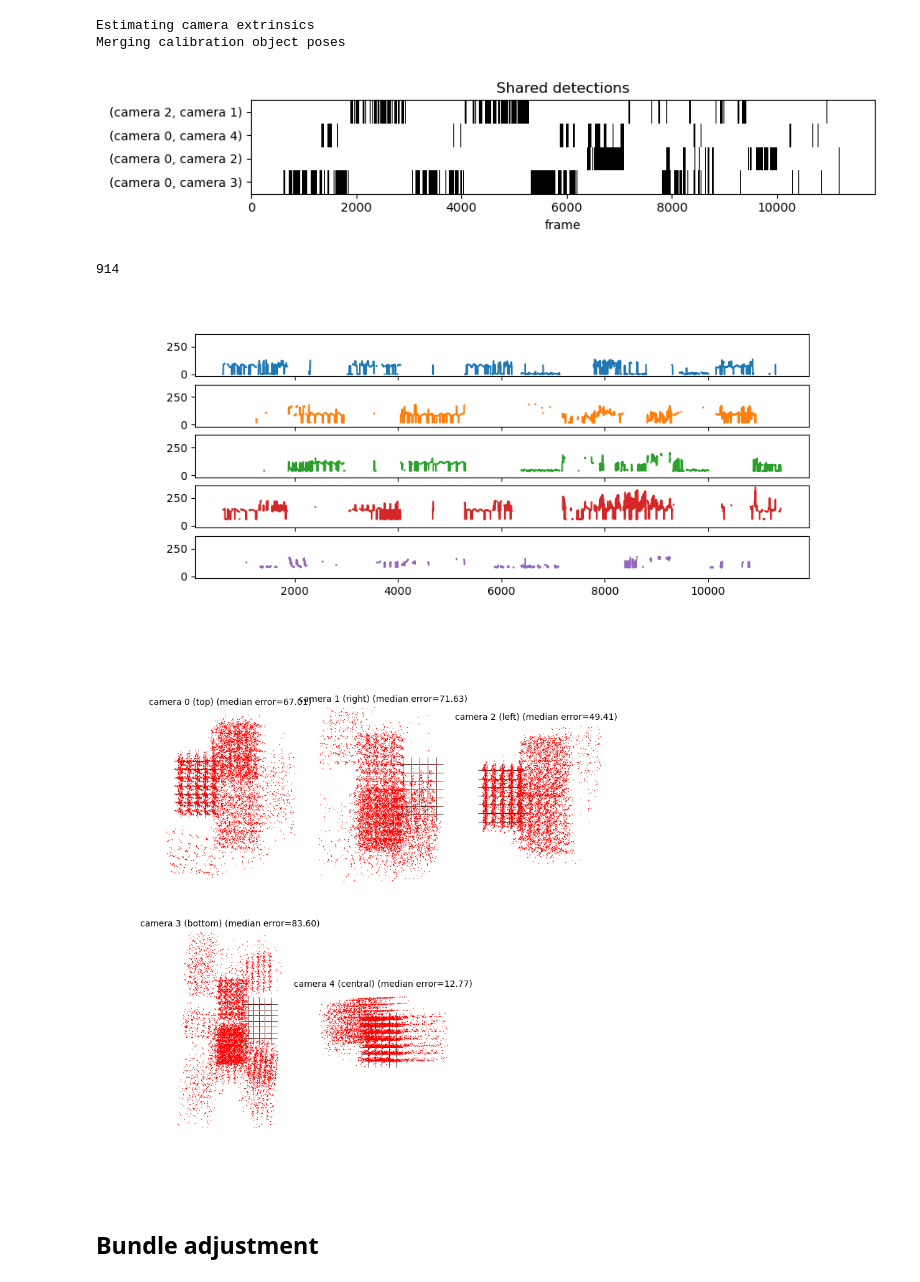
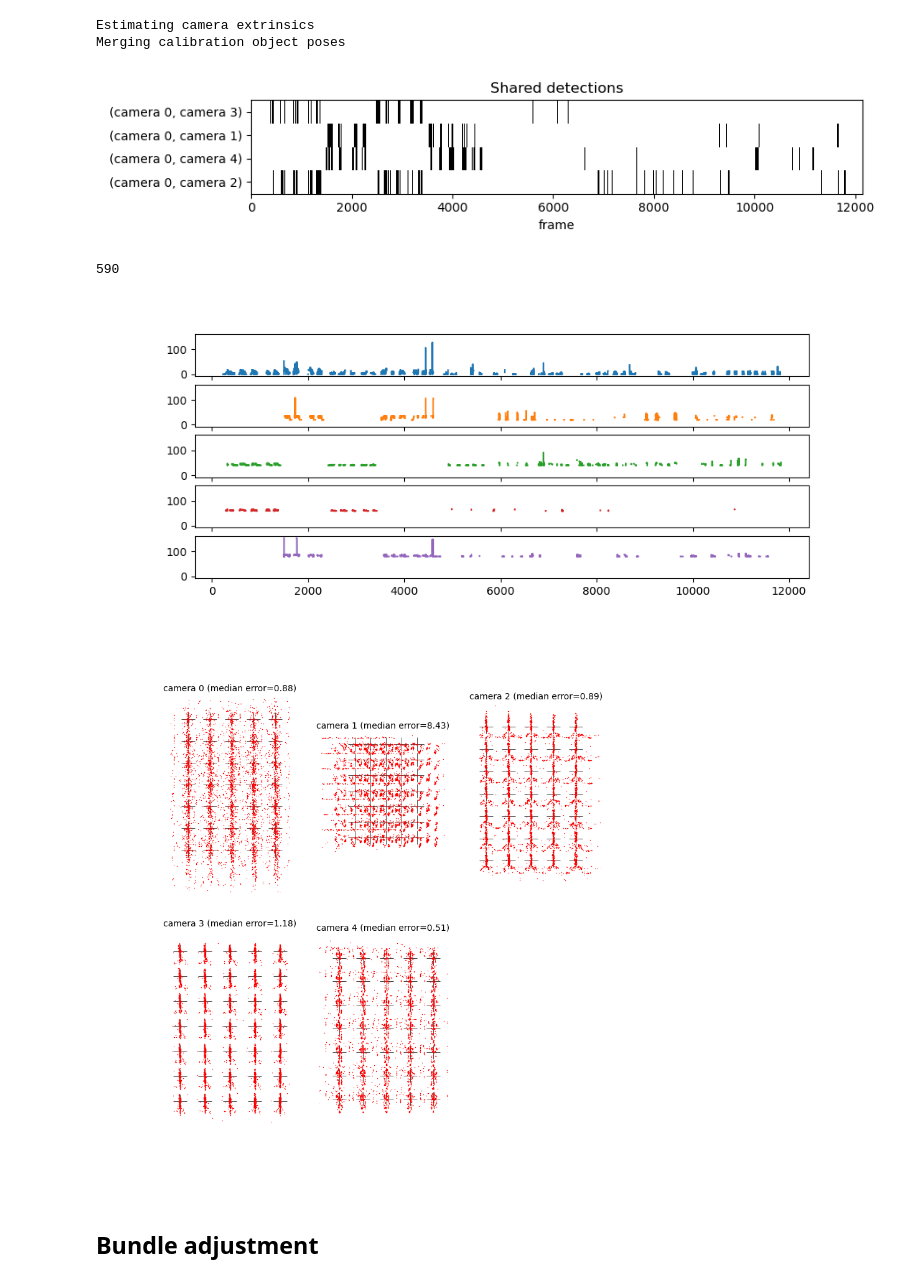
Before and after one commit to iurillilab/3d-setup, a Jupyter notebook: complete_pipeline/2_calibration_tutorial copy.ipynb, the cells around one changed output. Drawn from its saved outputs; the diff is of its cells as text; code cells hidden in the pictures.

Commit message:
Run on cropped videos

```diff
--- a/complete_pipeline/2_calibration_tutorial copy.ipynb
+++ b/complete_pipeline/2_calibration_tutorial copy.ipynb
@@ -12,11 +25,13 @@ square_size = 12.5
 
 # camera_names = ['top', 'side1', 'side2', 'side3', 'side4', 'bottom']
 # prefix = '../../tests/example_data/example_calibration'
-data_dir = Path("/Users/vigji/Desktop/dest_dir/18042024")  # /Calibration/Basler_acA1440-220um__40075240__20240418_180540771_cropped
-video_paths = sorted([f for f in (data_dir.glob("Calibration/*/*.mp4")) if "overlay" not in f.stem])[::-1]
-camera_names = [p.stem.split("_")[-1].split(".detections")[0] for p in video_paths]
+#data_dir = Path("/Users/vigji/Desktop/dest_dir/18042024")  # /Calibration/Basler_acA1440-220um__40075240__20240418_180540771_cropped
+data_dir = Path(r"D:\P05_3DRIG_YE-LP\e01_mouse_hunting\v04_mice-hunting\20240801\Calibration\multicam_video_2024-08-01T18_03_33_cropped_20240923170906")
+#video_paths = sorted([f for f in (data_dir.glob("Calibration/*/*.mp4")) if "overlay" not in f.stem])[::-1]
+#camera_names = [p.stem.split("_")[-1].split(".detections")[0] for p in video_paths]
 
-video_paths = [str(f) for f in video_paths]
+#video_paths = [str(f) for f in video_paths]
+video_paths = [str(f) for f in data_dir.iterdir() if f.suffix == '.mp4']
 
 # detect calibration object in each video
 all_calib_uvs, all_img_sizes = mcc.run_calibration_detection(
@@ -73,12 +103,12 @@ Merging calibration object poses
 # %%
 fig, shared_detections = mcc.plot_shared_detections(all_calib_uvs, spanning_tree)
 # %% [output]
-[figure, old version]
+[figure, new version]
 # %%
 valid = ((~np.isnan(all_calib_uvs[1, :, 0, 0]))&(~np.isnan(all_calib_uvs[0, :, 0, 0]))).astype(int)
 np.sum(valid)
 # %% [output]
-914
+590
 # %%
 import tqdm
 import cv2
@@ -116,16 +146,17 @@ for i, errors in enumerate(errors_list):
     axs[i].plot(errors + i*20, c=f"C{i}")
 # plt.plot(errors_list[0].mean(1))
 # %% [output]
-[figure, old version]
+[figure, new version]
 # %%
+#    cam_names=['top', 'side1', 'side2', 'side3', 'side4', 'bottom'],
 s = slice(0, None)
 fig, median_error, reprojections, transformed_reprojections = mcc.plot_residuals(
     all_calib_uvs[:, s, :, :], all_extrinsics, all_intrinsics, calib_objpoints, calib_poses[s, :],
-    cam_names=camera_names,
+
     inches_per_axis=3)
 fig.savefig(data_dir / "first_residuals.png")
 # %% [output]
-[figure, old version]
+[figure, new version]
 # %% [markdown]
 ## Bundle adjustment
 # %%
```
Also changed, not shown: parts of 12 cells of this notebook.
